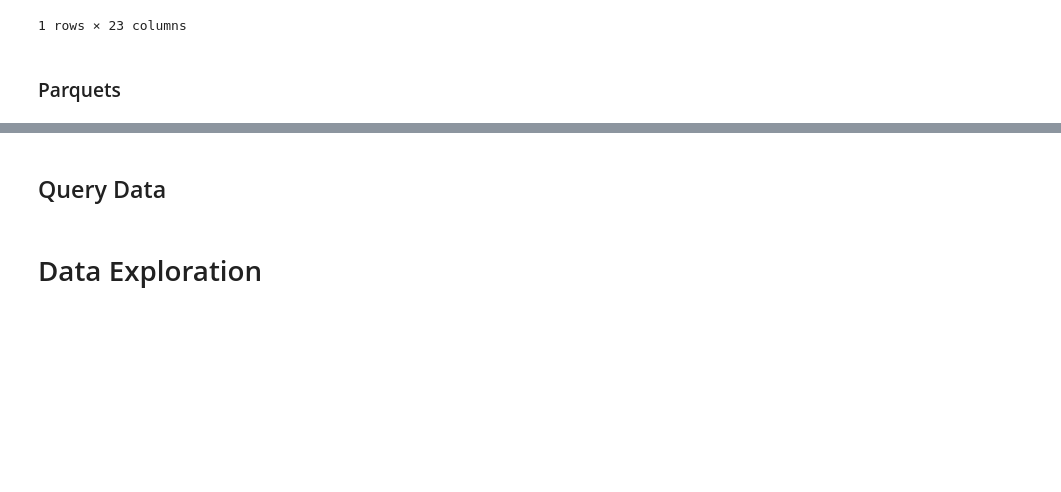
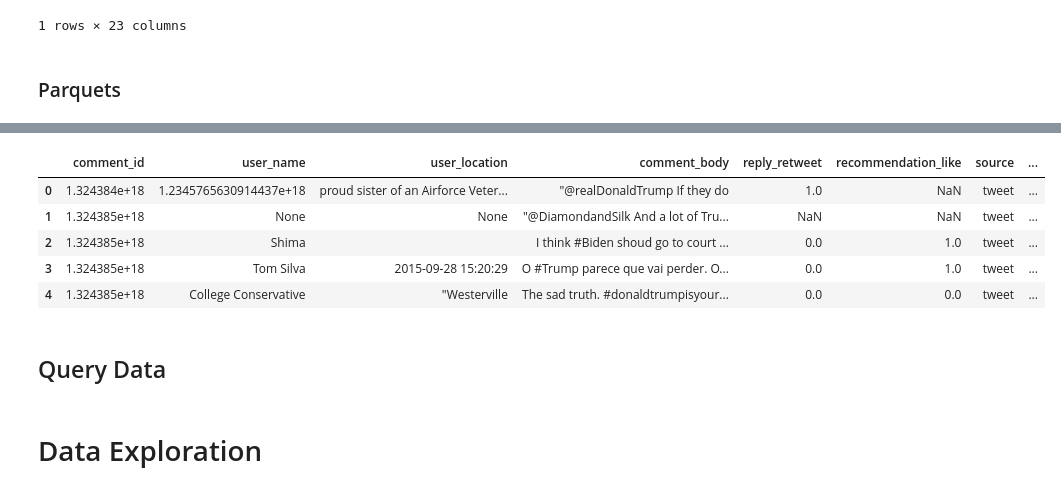
Before and after one commit to cfitzpatrick89/ADS508_GroupProject, a Jupyter notebook: EDA.ipynb, the cells around one changed output, grey strips where cells are left out. Cells and saved outputs as stored; diff of their text form; code cells hidden in the pictures; blank space fills up the shorter version.

```diff
--- a/EDA.ipynb
+++ b/EDA.ipynb
@@ -305,3 +358,19 @@ print(statement)
+# %%
+candidatepoll = "Trump"
+
+statement = """SELECT * FROM {}.{}
+    WHERE candidatepoll = '{}' LIMIT 100""".format(
+    database_name, table_parquet, candidatepoll
+)
+df = pd.read_sql(statement, conn)
+df.head(5)
+# %% [output]
+|  | comment_id | user_name | user_location | comment_body | reply_retweet | recommendation_like | source | ... |
+| 0 | 1.324384e+18 | 1.2345765630914437e+18 | proud sister of an Airforce Veter... | "@realDonaldTrump If they do | 1.0 | NaN | tweet | ... |
+| 1 | 1.324385e+18 | None | None | "@DiamondandSilk And a lot of Tru... | NaN | NaN | tweet | ... |
+| 2 | 1.324385e+18 | Shima |  | I think #Biden shoud go to court ... | 0.0 | 1.0 | tweet | ... |
+| 3 | 1.324385e+18 | Tom Silva | 2015-09-28 15:20:29 | O #Trump parece que vai perder. O... | 0.0 | 1.0 | tweet | ... |
+| 4 | 1.324385e+18 | College Conservative | "Westerville | The sad truth. #donaldtrumpisyour... | 0.0 | 0.0 | tweet | ... |
 # %% [markdown]
 ## Query Data
 # %%
```
Also changed, not shown: parts of 9 cells of this notebook.
